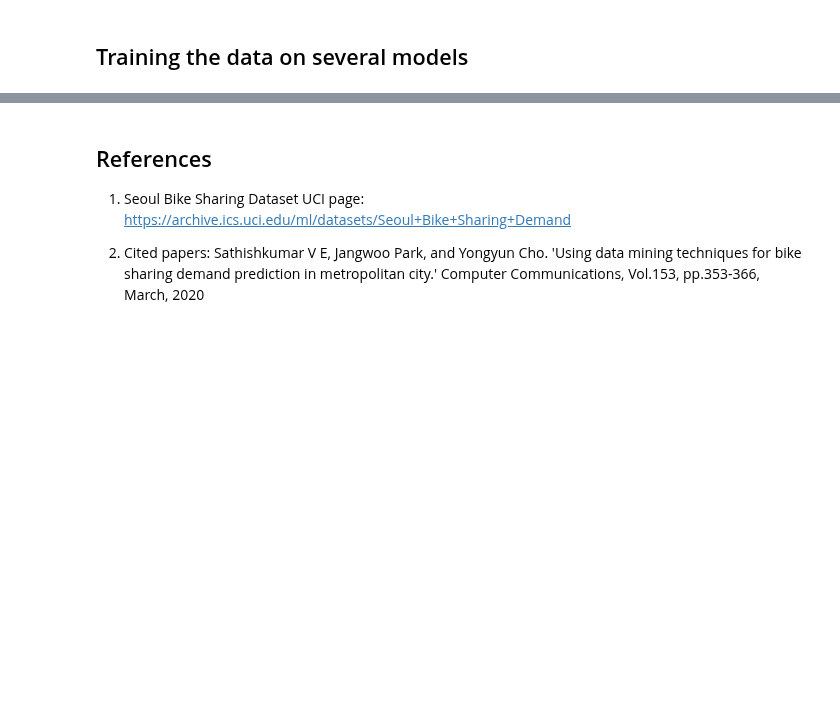
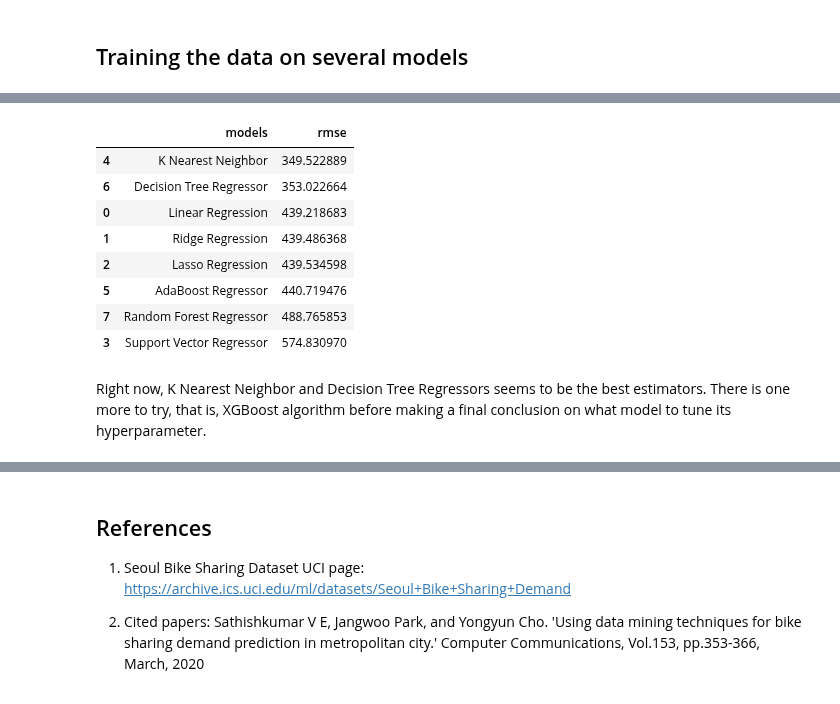
Before and after one commit to Emekadavid/bike-rentals, a Jupyter notebook: notebook.ipynb, the cells around one changed output, grey strips where cells are left out. Cells and saved outputs as stored; diff of their text form; code cells hidden in the pictures; blank space fills up the shorter version.

```diff
--- a/notebook.ipynb
+++ b/notebook.ipynb
@@ -493,0 +544,30 @@ f'The baseline model is {rmse_score}'
+# %%
+# creating a loop
+models_list = ["Linear Regression", "Ridge Regression", "Lasso Regression",
+    "Support Vector Regressor", "K Nearest Neighbor", "AdaBoost Regressor",
+    "Decision Tree Regressor","Random Forest Regressor"]
+model_instance = [
+    LinearRegression(),
+    Ridge(random_state=42),
+    Lasso(alpha=0.01, random_state=42),
+    SVR(C=1.0, epsilon=0.2),
+    KNeighborsRegressor(),
+    AdaBoostRegressor(random_state=42, n_estimators=100),
+    DecisionTreeRegressor(random_state=42, max_depth=5),
+    RandomForestRegressor(max_depth=2, random_state=42)
+]
+# %%
+# function call goes through each model and makes a prediction
+results = []
+for i in tqdm(range(len(models_list))):
+    # take each model one after the other
+    print(f'Training {models_list[i]}...')
+    model = model_instance[i].fit(X_standardise, y_train)
+    print(f'Predicting {models_list[i]}...')
+    y_predict = model.predict(val_standardise)
+    print(f'Assessing {models_list[i]}...')
+    rmse = np.sqrt(mean_squared_error(y_val, y_predict))
+    results.append((models_list[i], rmse))
+    print("FINISHED...")
+    print("\n")
+results_df = pd.DataFrame(results, columns=["models", "rmse"])
@@ -493,0 +621,15 @@ f'The baseline model is {rmse_score}'
+# %%
+results_df.sort_values(by="rmse", inplace=True)
+results_df
+# %% [output]
+|  | models | rmse |
+| 4 | K Nearest Neighbor | 349.522889 |
+| 6 | Decision Tree Regressor | 353.022664 |
+| 0 | Linear Regression | 439.218683 |
+| 1 | Ridge Regression | 439.486368 |
+| 2 | Lasso Regression | 439.534598 |
+| 5 | AdaBoost Regressor | 440.719476 |
+| 7 | Random Forest Regressor | 488.765853 |
+| 3 | Support Vector Regressor | 574.830970 |
+# %% [markdown]
+Right now, K Nearest Neighbor and Decision Tree Regressors seems to be the best estimators. There is one more to try, that is, XGBoost algorithm before making a final conclusion on what model to tune its hyperparameter.
```
Also changed, not shown: parts of 15 cells of this notebook, 1 other file.
